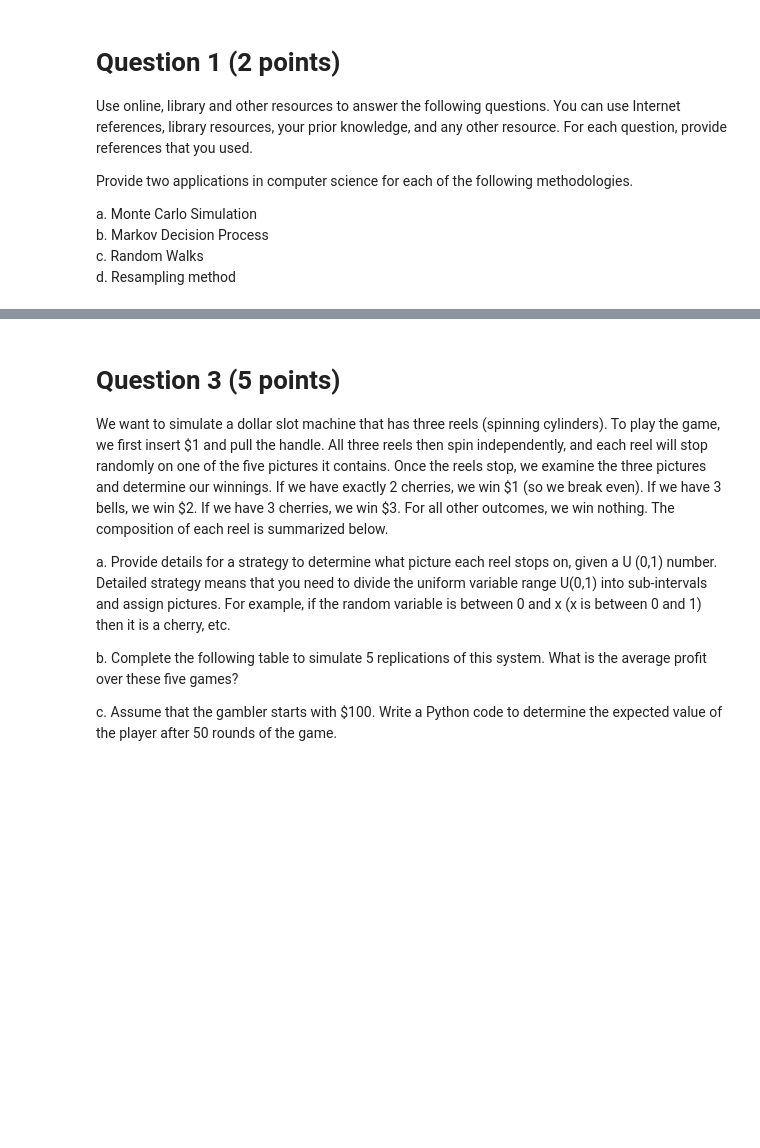
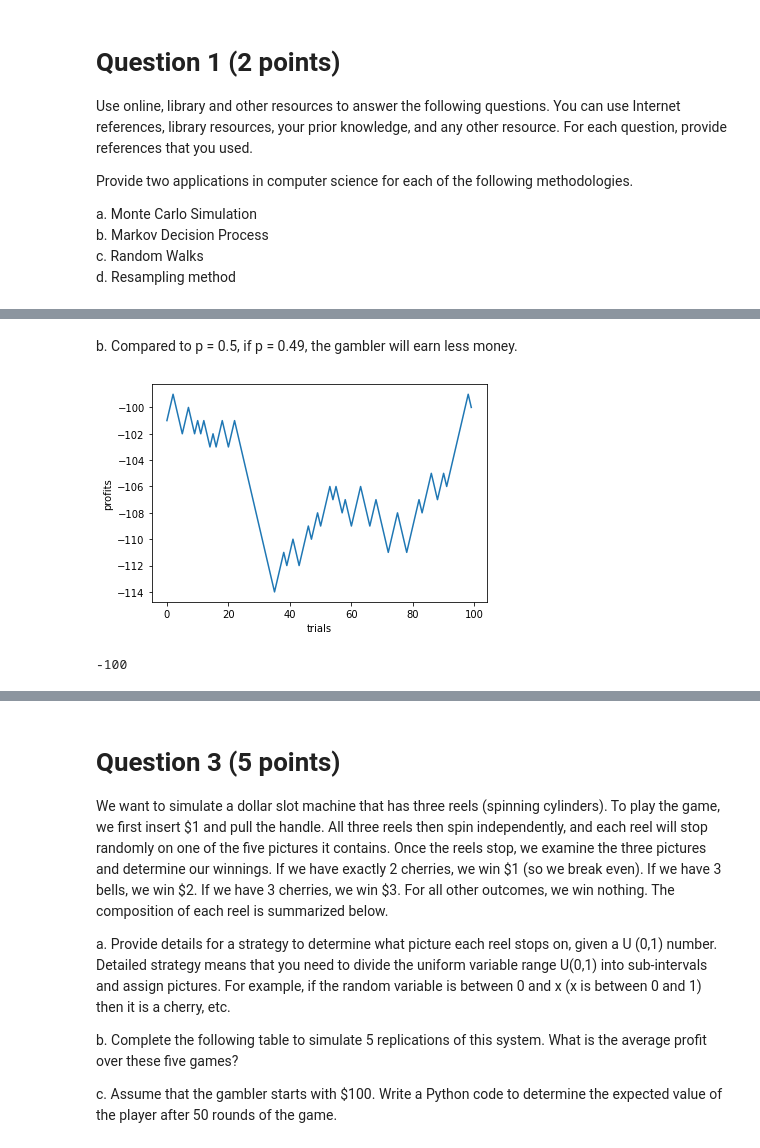
Before and after one commit to twyunting/CSC-632_Intro-to-Simulation-and-Modeling, a Jupyter notebook: exam/Chiu_Exam 1.ipynb, the cells around one changed output, grey strips where cells are left out. Saved outputs shown, nothing was run; the diff lists cells and outputs as text; code cells hidden in the pictures; blank space fills up the shorter version.

```diff
--- a/exam/Chiu_Exam 1.ipynb
+++ b/exam/Chiu_Exam 1.ipynb
@@ -30,0 +58,7 @@ d) Is there any difference between different State100s? For example, do you see
+# %% [markdown]
+b. Compared to p = 0.5, if p = 0.49, the gambler will earn less money.
+# %%
+gamblerCoin(100, 0.49)
+# %% [output]
+[figure, added]
+-100
```
Also changed, not shown: parts of 8 cells of this notebook.
